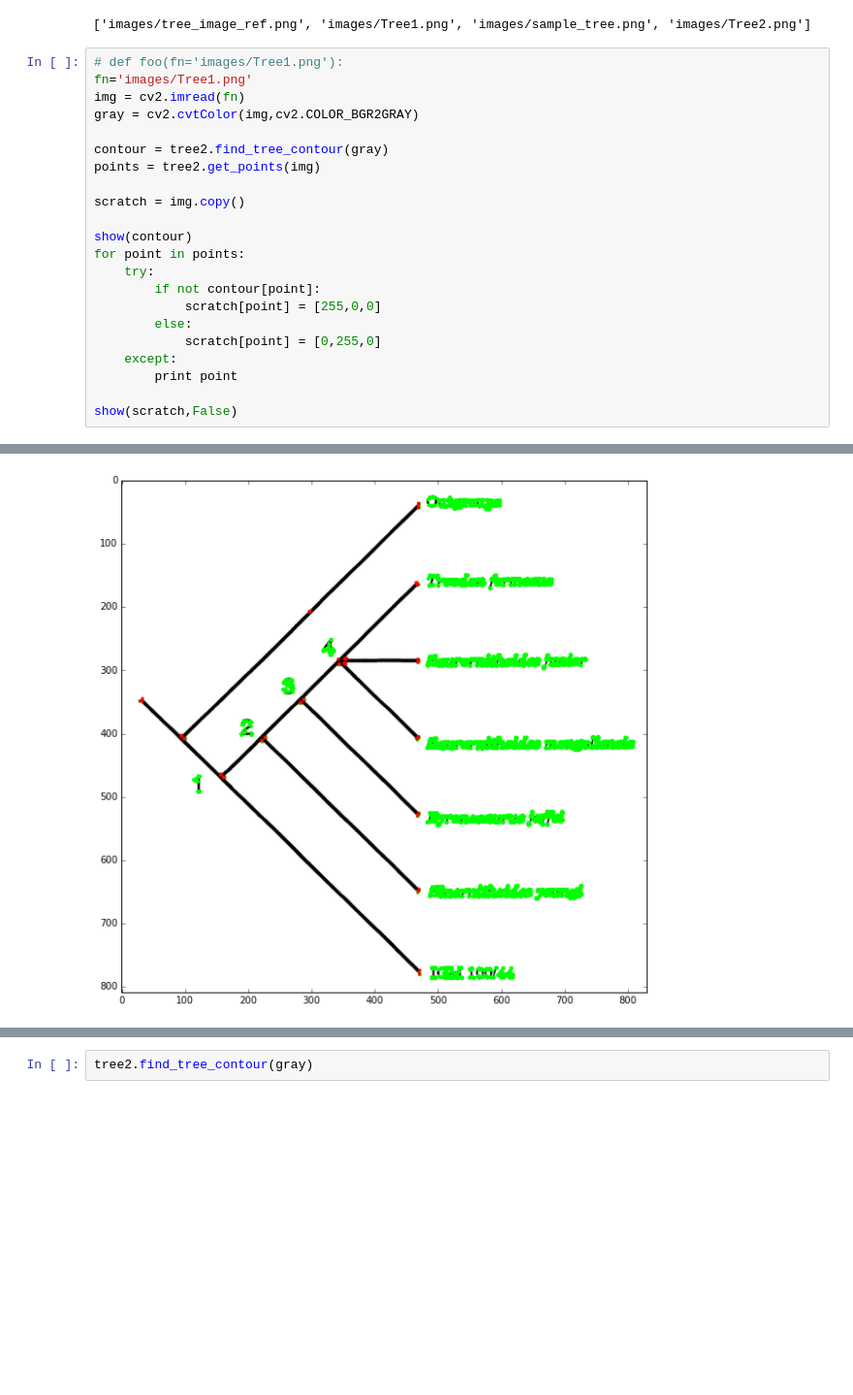
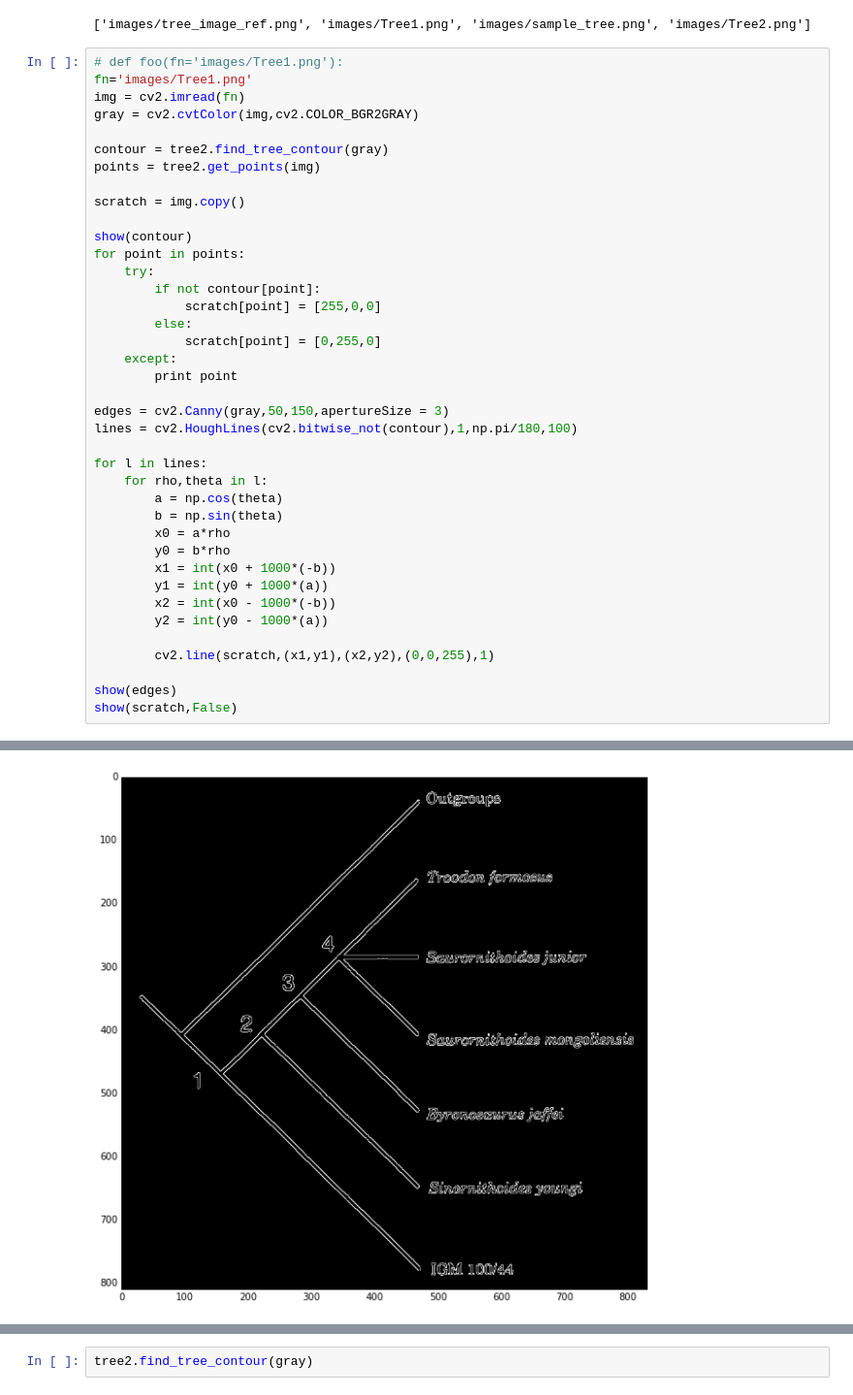
Before and after one commit to HackTheDinos/RC-Tree, a Jupyter notebook: experiment.ipynb, the cells around one changed output, grey strips where cells are left out. Shown at 97% size. Saved outputs shown, nothing was run; the diff lists cells and outputs as text; blank space fills up the shorter version.

```diff
--- a/experiment.ipynb
+++ b/experiment.ipynb
@@ -26,25 +26,42 @@ print files
 # %%
 # def foo(fn='images/Tree1.png'):
 fn='images/Tree1.png'
 img = cv2.imread(fn)
 gray = cv2.cvtColor(img,cv2.COLOR_BGR2GRAY)
 
 contour = tree2.find_tree_contour(gray)
 points = tree2.get_points(img)
 
 scratch = img.copy()
 
 show(contour)
 for point in points:
     try:
         if not contour[point]:
             scratch[point] = [255,0,0]
         else:
             scratch[point] = [0,255,0]
     except:
         print point
 
+edges = cv2.Canny(gray,50,150,apertureSize = 3)
+lines = cv2.HoughLines(cv2.bitwise_not(contour),1,np.pi/180,100)
+
+for l in lines:
+    for rho,theta in l:
+        a = np.cos(theta)
+        b = np.sin(theta)
+        x0 = a*rho
+        y0 = b*rho
+        x1 = int(x0 + 1000*(-b))
+        y1 = int(y0 + 1000*(a))
+        x2 = int(x0 - 1000*(-b))
+        y2 = int(y0 - 1000*(a))
+
+        cv2.line(scratch,(x1,y1),(x2,y2),(0,0,255),1)
+
+show(edges)
 show(scratch,False)
 # %% [output]
 [figure]
-[figure, old version]
+[figure, new version]
```
Also changed, not shown: parts of 3 cells of this notebook, 2 other files.
